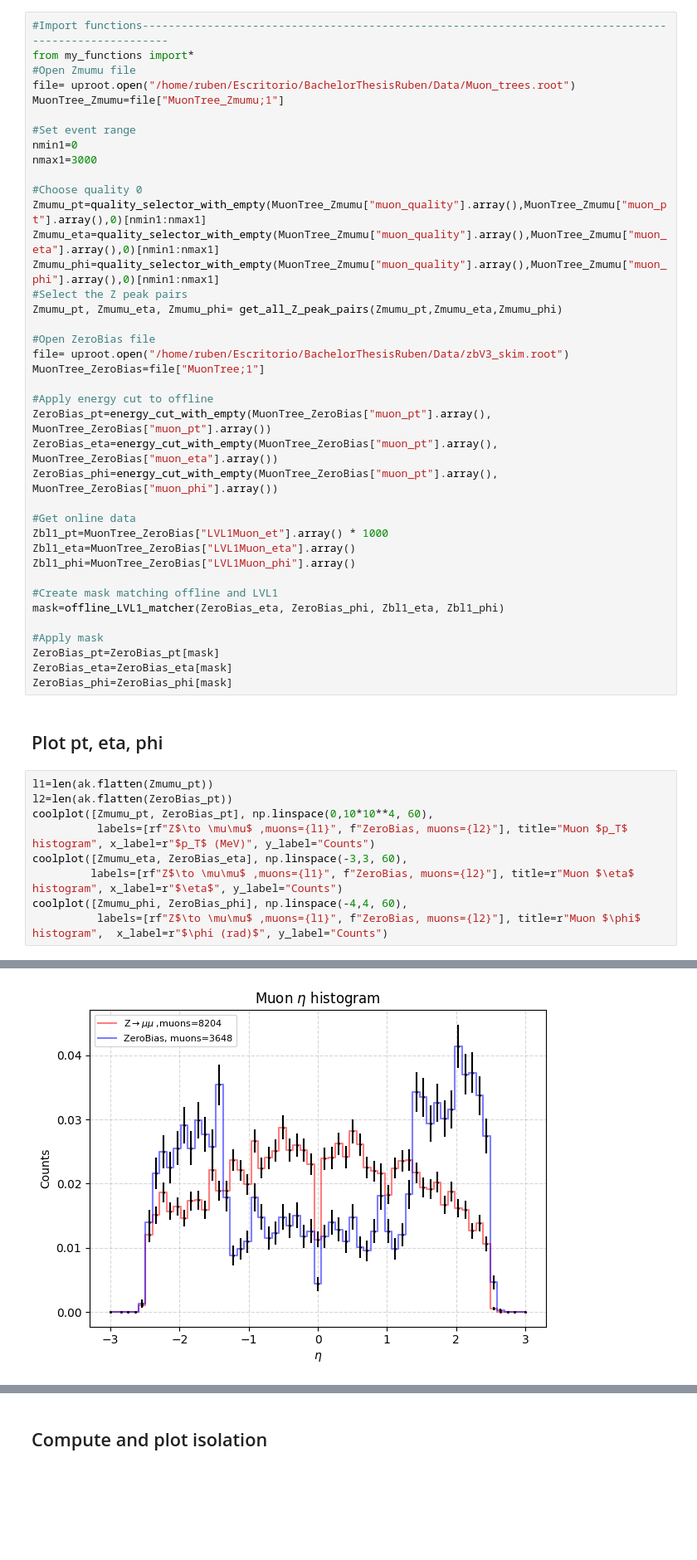
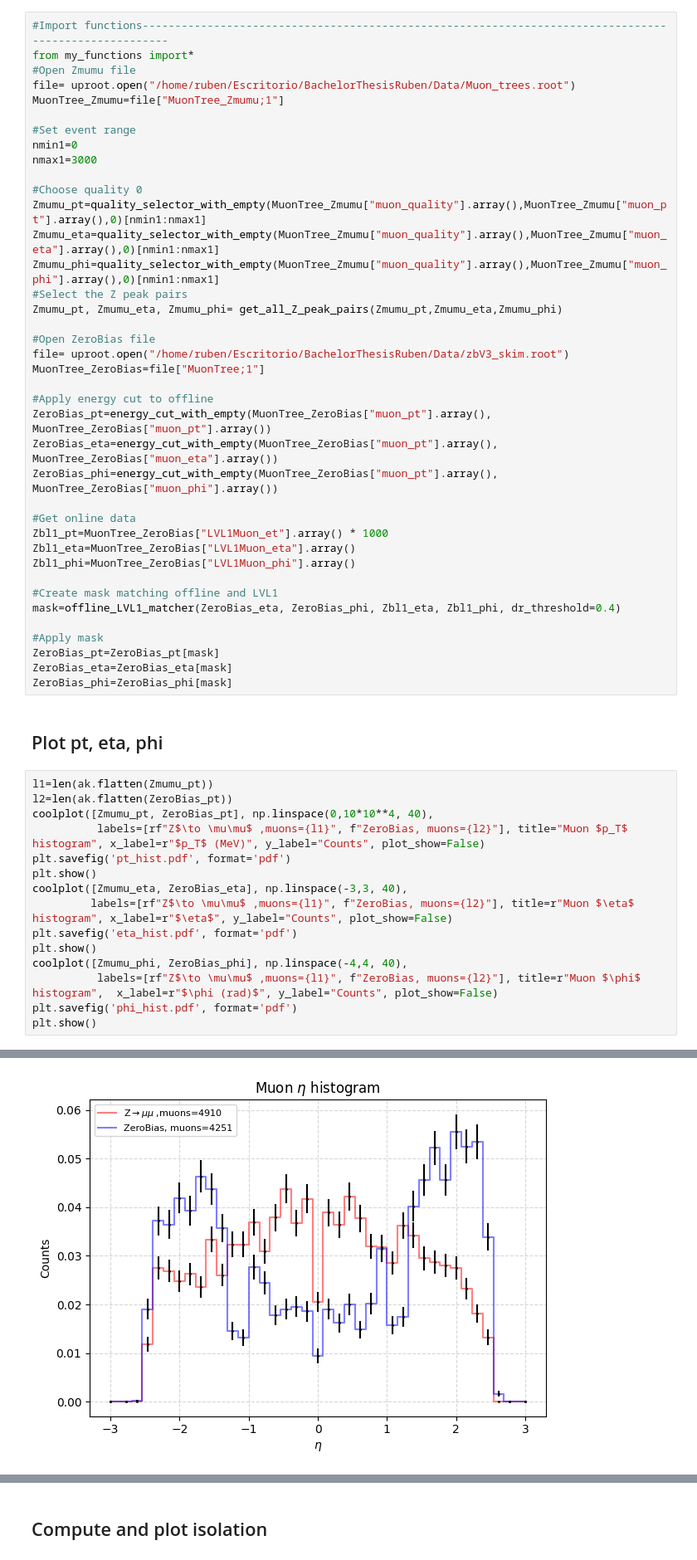
Before and after one commit to Ruba18-Code/BSc-Thesis-LVL1-trigger-for-isolated-muons-at-ATLAS, a Jupyter notebook: Comparative_plots.ipynb, the cells around one changed output, grey strips where cells are left out. Shown at 83% size. Cells and saved outputs as stored; diff of their text form; blank space fills up the shorter version.

```diff
--- a/Comparative_plots.ipynb
+++ b/Comparative_plots.ipynb
@@ -33,7 +33,7 @@ Zbl1_eta=MuonTree_ZeroBias["LVL1Muon_eta"].array()
 Zbl1_phi=MuonTree_ZeroBias["LVL1Muon_phi"].array()
 
 #Create mask matching offline and LVL1
-mask=offline_LVL1_matcher(ZeroBias_eta, ZeroBias_phi, Zbl1_eta, Zbl1_phi)
+mask=offline_LVL1_matcher(ZeroBias_eta, ZeroBias_phi, Zbl1_eta, Zbl1_phi, dr_threshold=0.4)
 
 #Apply mask
 ZeroBias_pt=ZeroBias_pt[mask]
@@ -44,10 +44,16 @@ ZeroBias_phi=ZeroBias_phi[mask]
 # %%
 l1=len(ak.flatten(Zmumu_pt))
 l2=len(ak.flatten(ZeroBias_pt))
-coolplot([Zmumu_pt, ZeroBias_pt], np.linspace(0,10*10**4, 60),
-          labels=[rf"Z$\to \mu\mu$ ,muons={l1}", f"ZeroBias, muons={l2}"], title="Muon $p_T$ histogram", x_label=r"$p_T$ (MeV)", y_label="Counts")
-coolplot([Zmumu_eta, ZeroBias_eta], np.linspace(-3,3, 60),
-         labels=[rf"Z$\to \mu\mu$ ,muons={l1}", f"ZeroBias, muons={l2}"], title=r"Muon $\eta$ histogram", x_label=r"$\eta$", y_label="Counts")
-coolplot([Zmumu_phi, ZeroBias_phi], np.linspace(-4,4, 60),
-          labels=[rf"Z$\to \mu\mu$ ,muons={l1}", f"ZeroBias, muons={l2}"], title=r"Muon $\phi$ histogram",  x_label=r"$\phi (rad)$", y_label="Counts")
+coolplot([Zmumu_pt, ZeroBias_pt], np.linspace(0,10*10**4, 40),
+          labels=[rf"Z$\to \mu\mu$ ,muons={l1}", f"ZeroBias, muons={l2}"], title="Muon $p_T$ histogram", x_label=r"$p_T$ (MeV)", y_label="Counts", plot_show=False)
+plt.savefig('pt_hist.pdf', format='pdf')
+plt.show()
+coolplot([Zmumu_eta, ZeroBias_eta], np.linspace(-3,3, 40),
+         labels=[rf"Z$\to \mu\mu$ ,muons={l1}", f"ZeroBias, muons={l2}"], title=r"Muon $\eta$ histogram", x_label=r"$\eta$", y_label="Counts", plot_show=False)
+plt.savefig('eta_hist.pdf', format='pdf')
+plt.show()
+coolplot([Zmumu_phi, ZeroBias_phi], np.linspace(-4,4, 40),
+          labels=[rf"Z$\to \mu\mu$ ,muons={l1}", f"ZeroBias, muons={l2}"], title=r"Muon $\phi$ histogram",  x_label=r"$\phi (rad)$", y_label="Counts", plot_show=False)
+plt.savefig('phi_hist.pdf', format='pdf')
+plt.show()
 # %% [output]
@@ -55 +61 @@ coolplot([Zmumu_phi, ZeroBias_phi], np.linspace(-4,4, 60),
-[figure, old version]
+[figure, new version]
```
Also changed, not shown: parts of 6 cells of this notebook, 38 other files.
